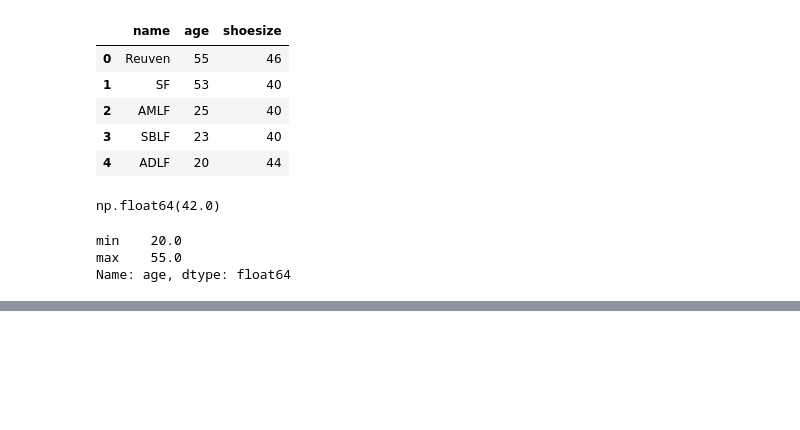
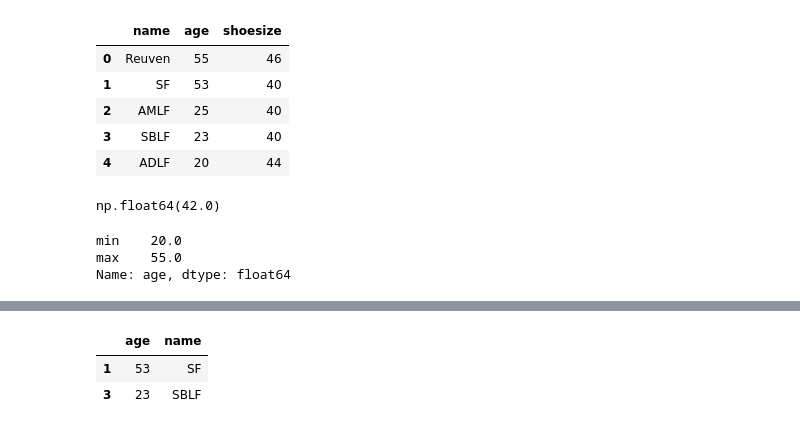
Before and after one commit to reuven/OReilly-PythonData-2026-06, a Jupyter notebook: OReilly-PythonData-2026-06-15.ipynb, the cells around one changed output, grey strips where cells are left out. Drawn from its saved outputs; the diff is of its cells as text; code cells hidden in the pictures; blank space fills up the shorter version.

```diff
--- a/OReilly-PythonData-2026-06-15.ipynb
+++ b/OReilly-PythonData-2026-06-15.ipynb
@@ -447,2 +451,12 @@ df.loc[
 # %%
 # Retrieve the age and name of the people in rows 1 and 3.
+
+df.loc[
+    [1, 3]          # row selector
+    ,
+    ['age', 'name'] # column selector
+    ]
+# %% [output]
+|  | age | name |
+| 1 | 53 | SF |
+| 3 | 23 | SBLF |
```
Also changed, not shown: parts of 2 cells of this notebook.
